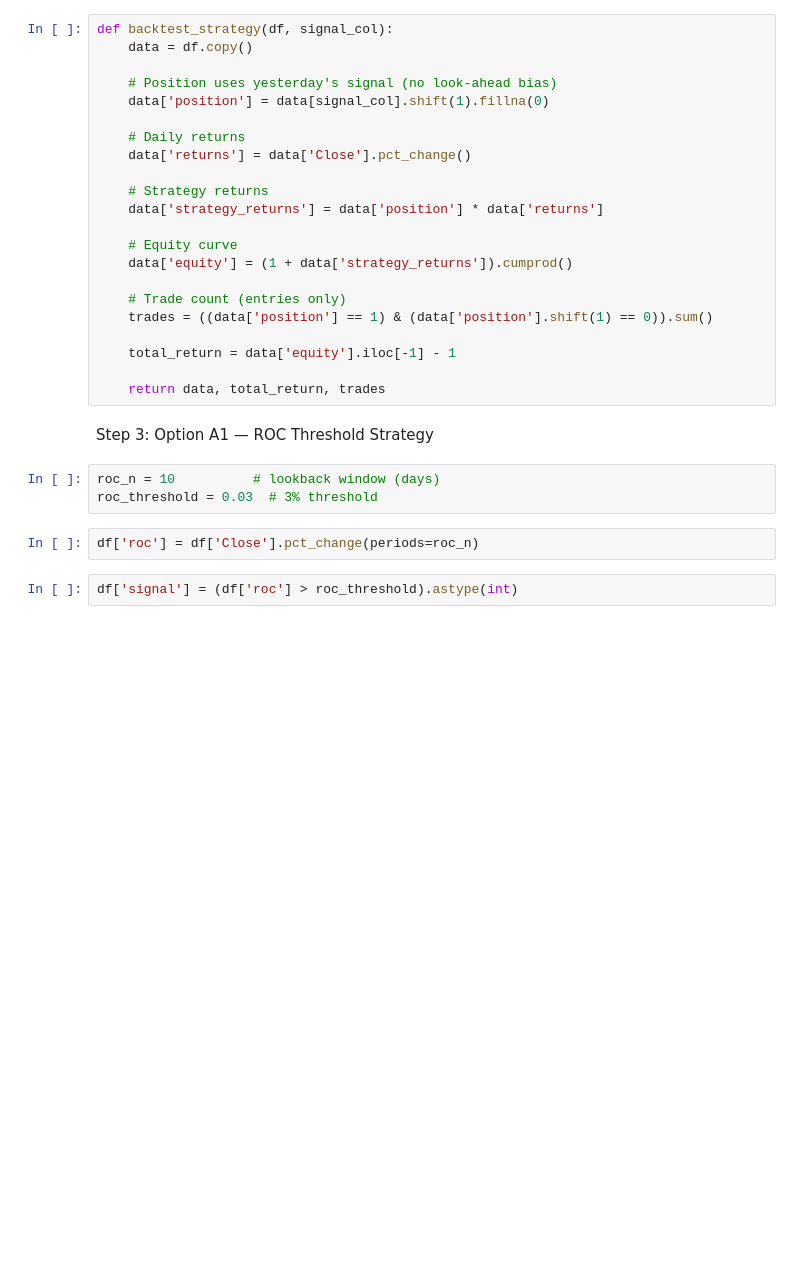
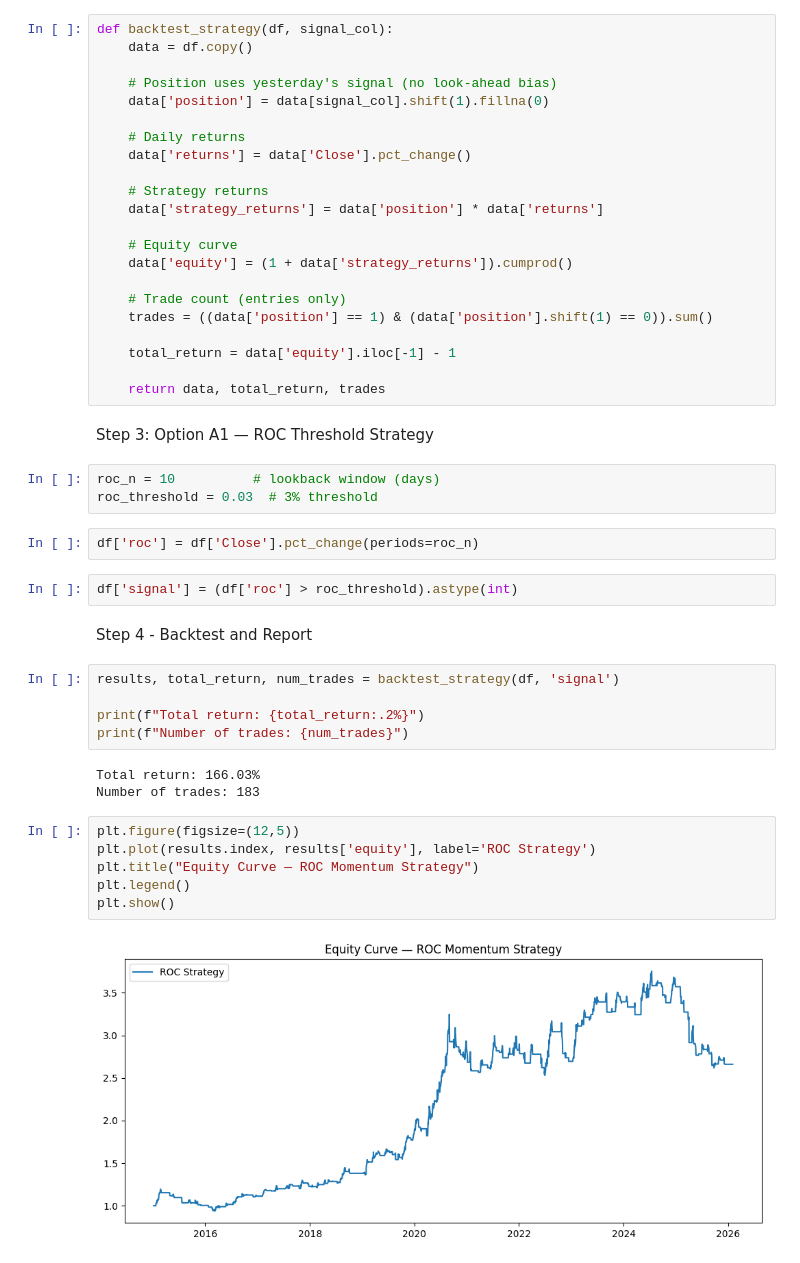
Before and after one commit to amaayacc/FINMA-Financial-Modelling-Assignment, a Jupyter notebook: finalproject.ipynb, the cells around one changed output. Saved outputs shown, nothing was run; the diff lists cells and outputs as text; blank space fills up the shorter version.

Commit message:
finished step 4 ROC strategy backtest and plots

```diff
--- a/finalproject.ipynb
+++ b/finalproject.ipynb
@@ -64,3 +64,21 @@ roc_threshold = 0.03  # 3% threshold
 df['roc'] = df['Close'].pct_change(periods=roc_n)
 # %%
 df['signal'] = (df['roc'] > roc_threshold).astype(int)
+# %% [markdown]
+Step 4 - Backtest and Report
+# %%
+results, total_return, num_trades = backtest_strategy(df, 'signal')
+
+print(f"Total return: {total_return:.2%}")
+print(f"Number of trades: {num_trades}")
+# %% [output]
+Total return: 166.03%
+Number of trades: 183
+# %%
+plt.figure(figsize=(12,5))
+plt.plot(results.index, results['equity'], label='ROC Strategy')
+plt.title("Equity Curve — ROC Momentum Strategy")
+plt.legend()
+plt.show()
+# %% [output]
+[figure, added]
```
Also changed, not shown: parts of 2 cells of this notebook.
